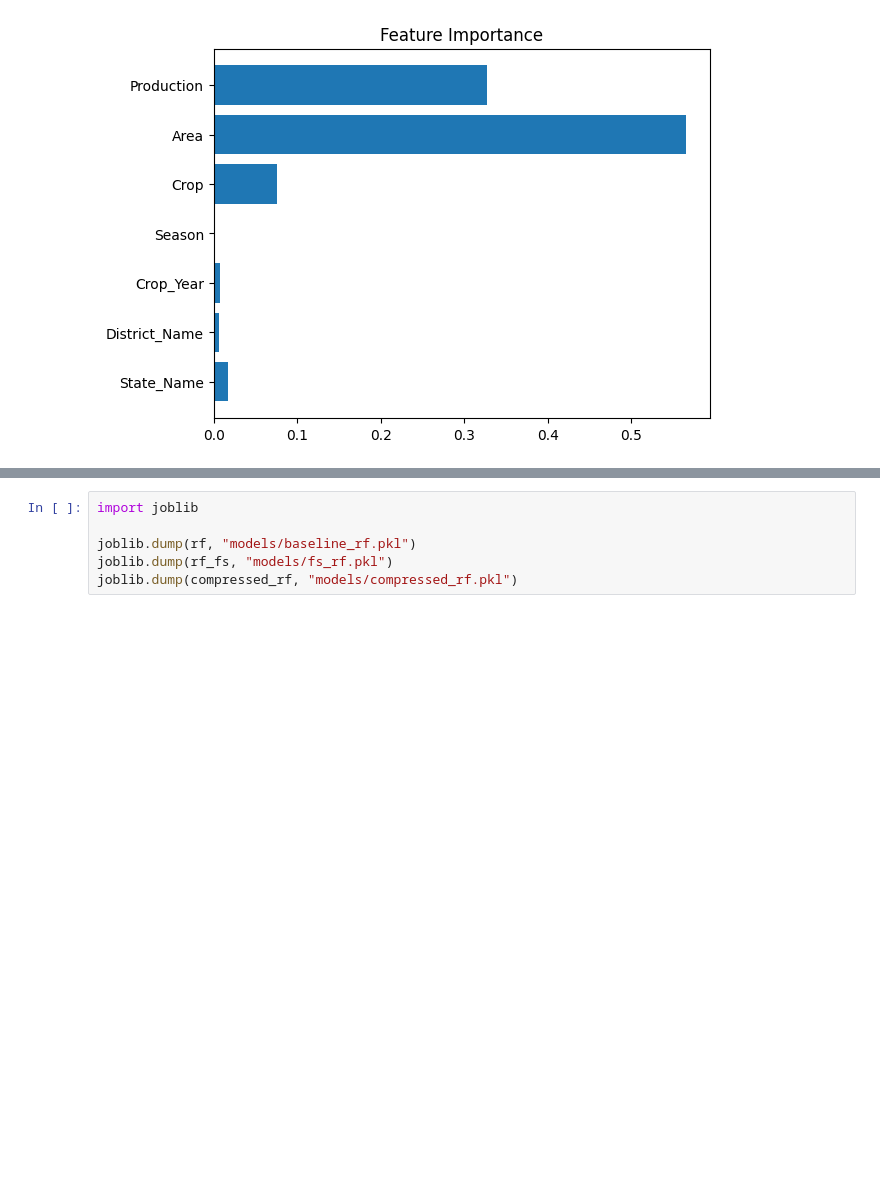
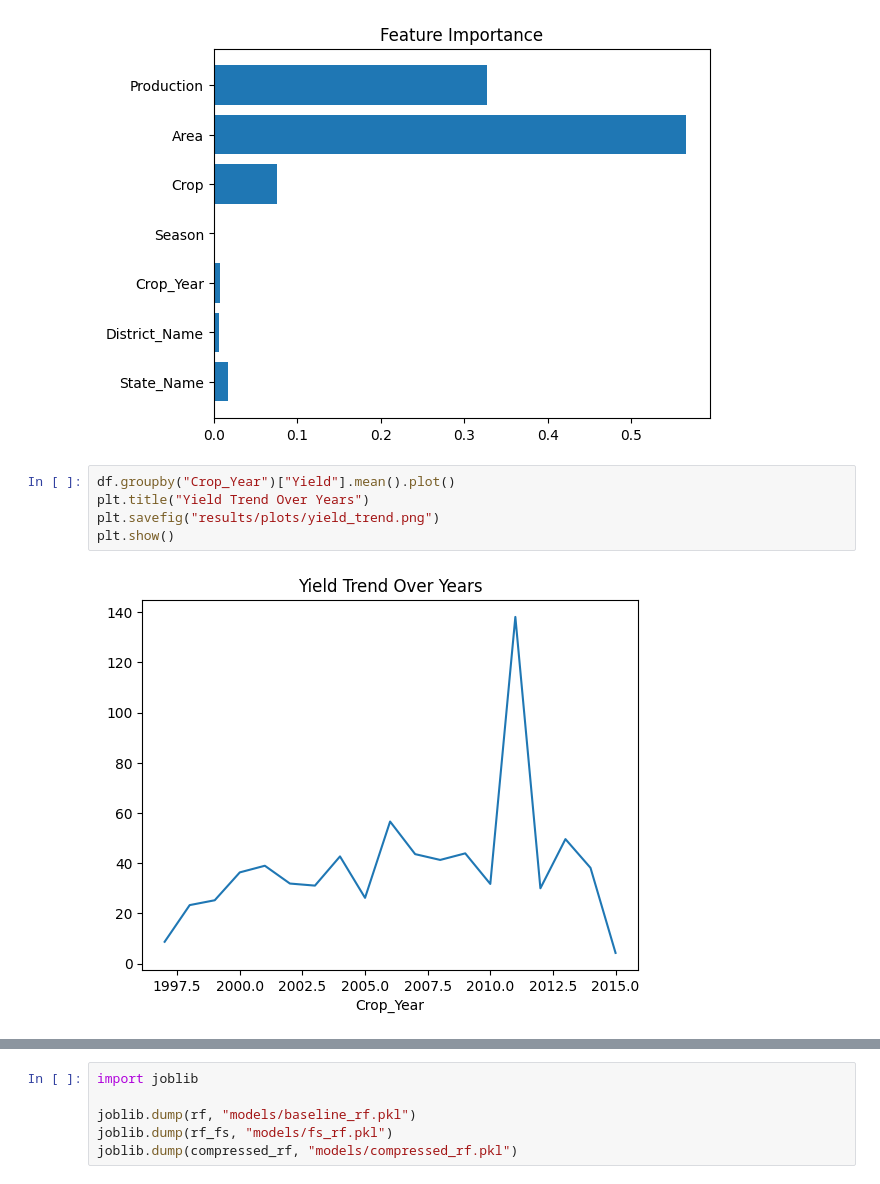
Before and after one commit to mohammedumairuddin/EEEM073-AI-Sustainability-coursework, a Jupyter notebook: notebooks/model_compression.ipynb, the cells around one changed output, grey strips where cells are left out. Saved outputs shown, nothing was run; the diff lists cells and outputs as text; blank space fills up the shorter version.

Commit message:
sucessfully implemented compression and saved the results

```diff
--- a/notebooks/model_compression.ipynb
+++ b/notebooks/model_compression.ipynb
@@ -385,3 +384,10 @@ plt.savefig("results/plots/feature_importance.png", dpi=300)
 plt.show()
 # %% [output]
 [figure]
+# %%
+df.groupby("Crop_Year")["Yield"].mean().plot()
+plt.title("Yield Trend Over Years")
+plt.savefig("results/plots/yield_trend.png")
+plt.show()
+# %% [output]
+[figure, added]
```
Also changed, not shown: parts of 9 cells of this notebook.
